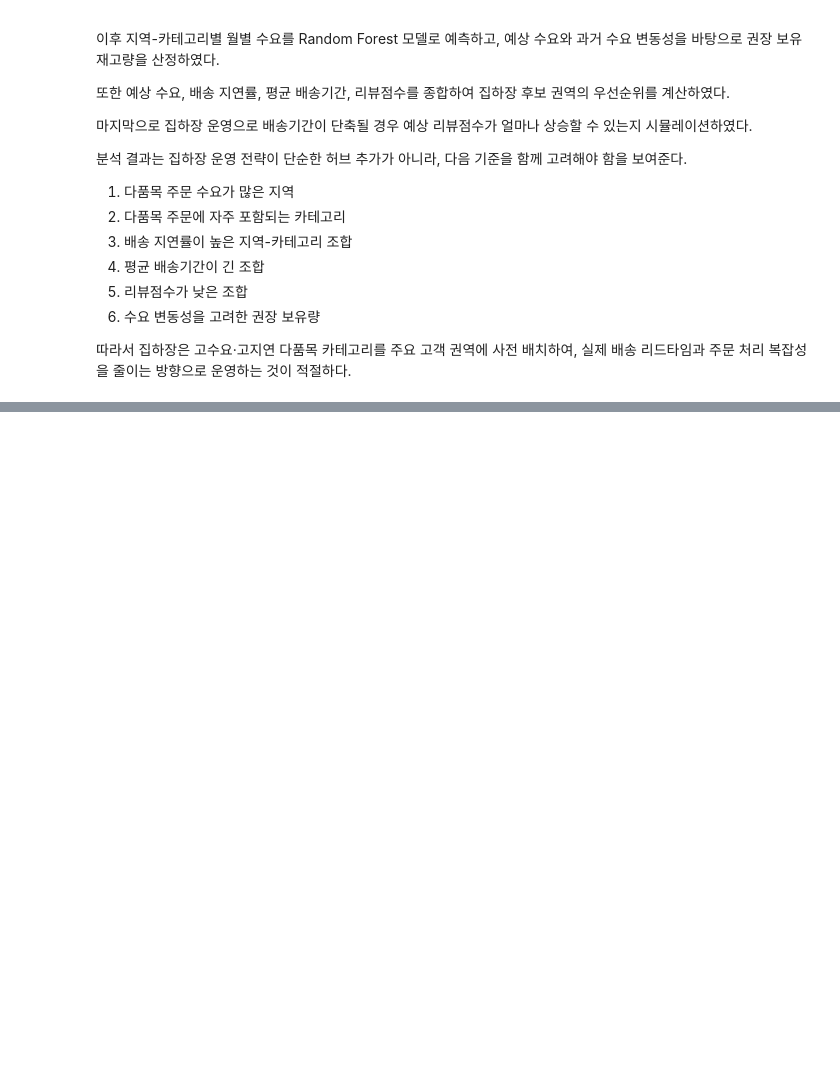
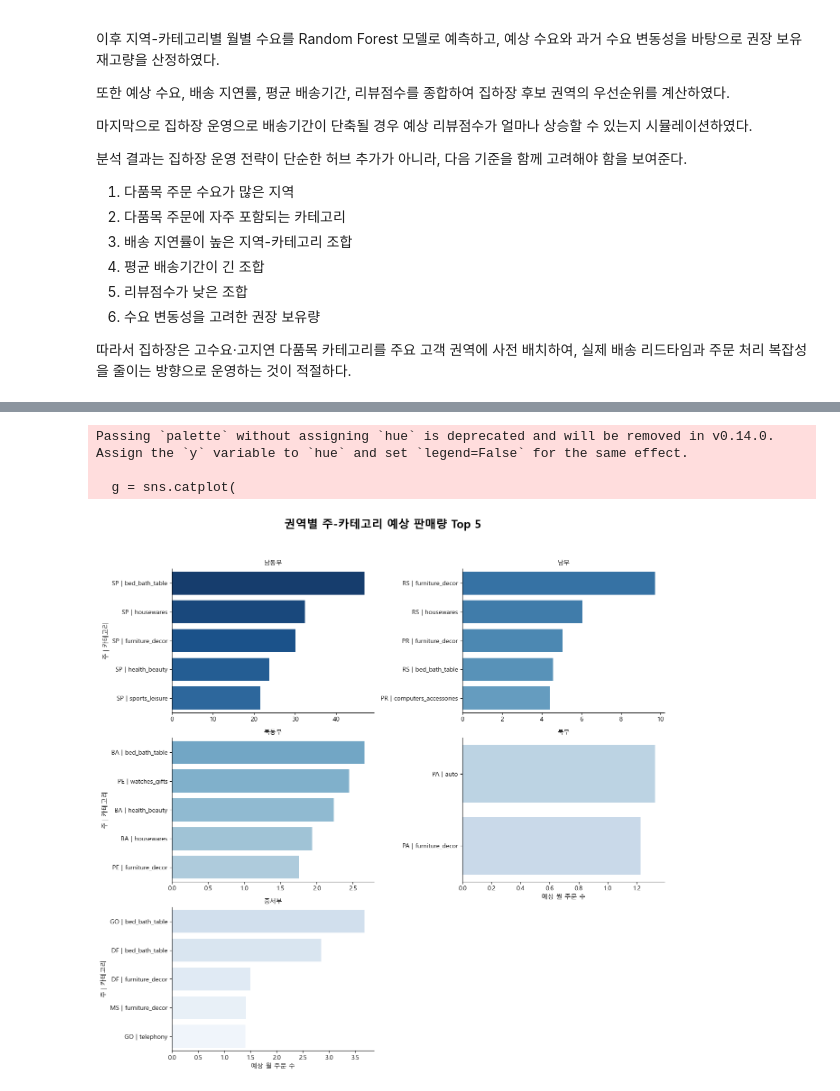
Before and after one commit to KyungminChang/team-oldest-olist-analysis, a Jupyter notebook: notebooks/Distribution_hub/HY/머신러닝(사전재고).ipynb, the cells around one changed output, grey strips where cells are left out. Saved outputs shown, nothing was run; the diff lists cells and outputs as text; code cells hidden in the pictures; blank space fills up the shorter version.

```diff
--- a/notebooks/Distribution_hub/HY/머신러닝(사전재고).ipynb
+++ b/notebooks/Distribution_hub/HY/머신러닝(사전재고).ipynb
@@ -720,0 +2029,26 @@ Passing `palette` without assigning `hue` is deprecated and will be removed in v
+# %%
+g = sns.catplot(
+    data=region_state_category_sales,
+    kind="bar",
+    col="customer_region",
+    col_wrap=2,
+    y="label",
+    x="predicted_monthly_order",
+    sharex=False,
+    sharey=False,
+    height=4,
+    aspect=1.6,
+    palette="Blues_r"
+)
+
+g.set_titles("{col_name}")
+g.set_axis_labels("예상 월 주문 수", "주 | 카테고리")
+g.fig.suptitle("권역별 주-카테고리 예상 판매량 Top 5", fontsize=18, weight="bold", y=1.03)
+
+plt.tight_layout()
+plt.show()
+# %% [output]
+Passing `palette` without assigning `hue` is deprecated and will be removed in v0.14.0. Assign the `y` variable to `hue` and set `legend=False` for the same effect.
+
+  g = sns.catplot(
+[figure, added]
```
Also changed, not shown: parts of 65 cells of this notebook.
